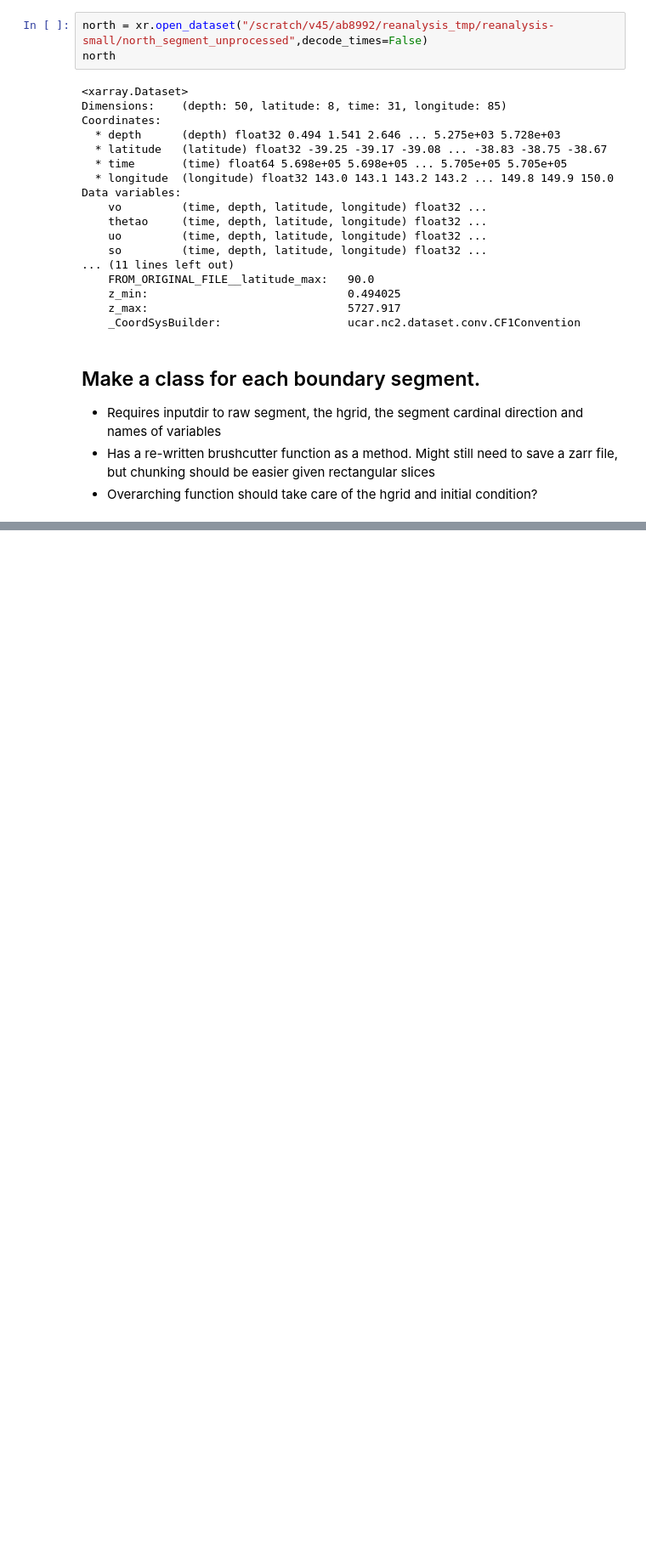
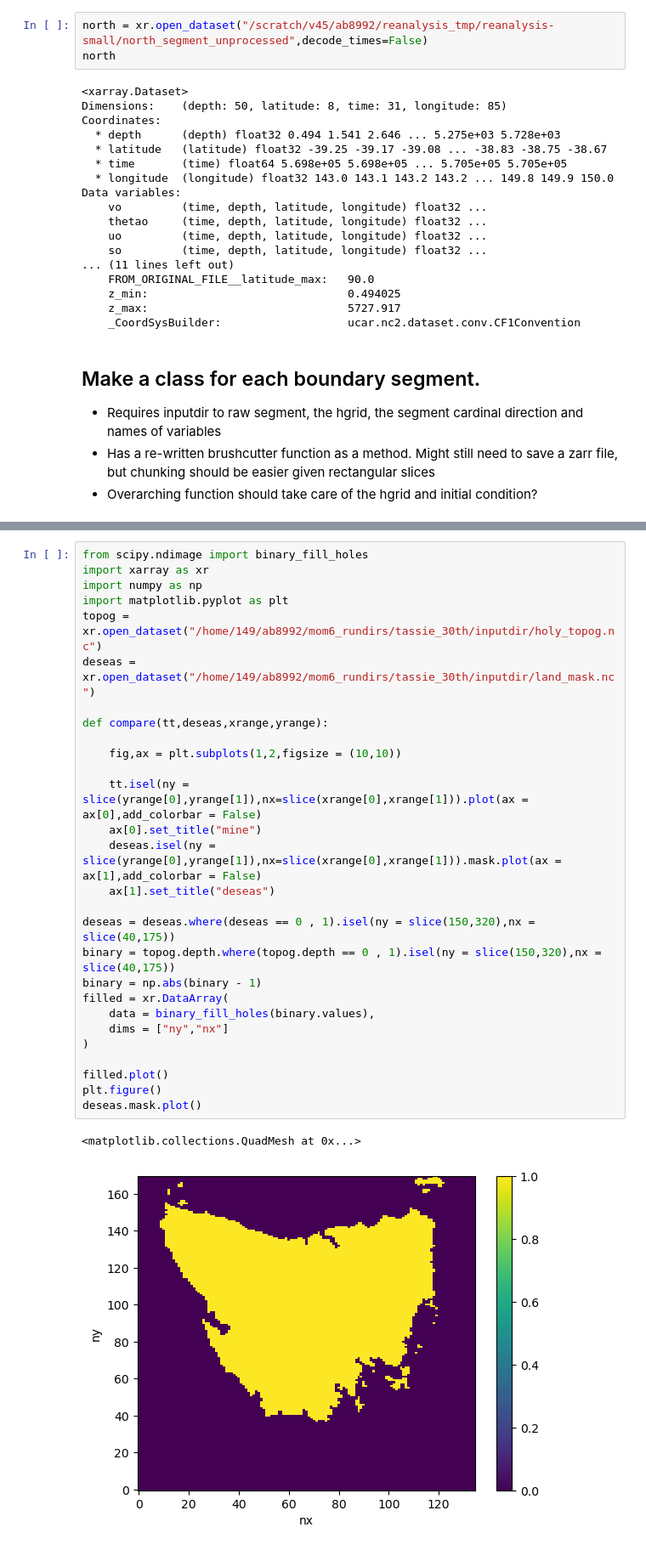
Before and after one commit to COSIMA/regional-mom6, a Jupyter notebook: build_from_reanalysis.ipynb, the cells around one changed output, grey strips where cells are left out. Shown: that part at 85% size. Saved outputs shown, nothing was run; the diff lists cells and outputs as text; blank space fills up the shorter version.

```diff
--- a/build_from_reanalysis.ipynb
+++ b/build_from_reanalysis.ipynb
@@ -728,0 +882,31 @@ array([[[[35.676136, ..., 35.598316],
+# %%
+from scipy.ndimage import binary_fill_holes
+import xarray as xr
+import numpy as np
+import matplotlib.pyplot as plt
+topog = xr.open_dataset("/home/149/ab8992/mom6_rundirs/tassie_30th/inputdir/holy_topog.nc")
+deseas = xr.open_dataset("/home/149/ab8992/mom6_rundirs/tassie_30th/inputdir/land_mask.nc")
+
+def compare(tt,deseas,xrange,yrange):
+
+    fig,ax = plt.subplots(1,2,figsize = (10,10))
+
+    tt.isel(ny = slice(yrange[0],yrange[1]),nx=slice(xrange[0],xrange[1])).plot(ax = ax[0],add_colorbar = False)
+    ax[0].set_title("mine")
+    deseas.isel(ny = slice(yrange[0],yrange[1]),nx=slice(xrange[0],xrange[1])).mask.plot(ax = ax[1],add_colorbar = False)
+    ax[1].set_title("deseas")
+
+deseas = deseas.where(deseas == 0 , 1).isel(ny = slice(150,320),nx = slice(40,175))
+binary = topog.depth.where(topog.depth == 0 , 1).isel(ny = slice(150,320),nx = slice(40,175))
+binary = np.abs(binary - 1)
+filled = xr.DataArray(
+    data = binary_fill_holes(binary.values),
+    dims = ["ny","nx"]
+)
+
+filled.plot()
+plt.figure()
+deseas.mask.plot()
+# %% [output]
+<matplotlib.collections.QuadMesh at 0x...>
+[figure, added]
```
Also changed, not shown: parts of 28 cells of this notebook, 2 other files.
